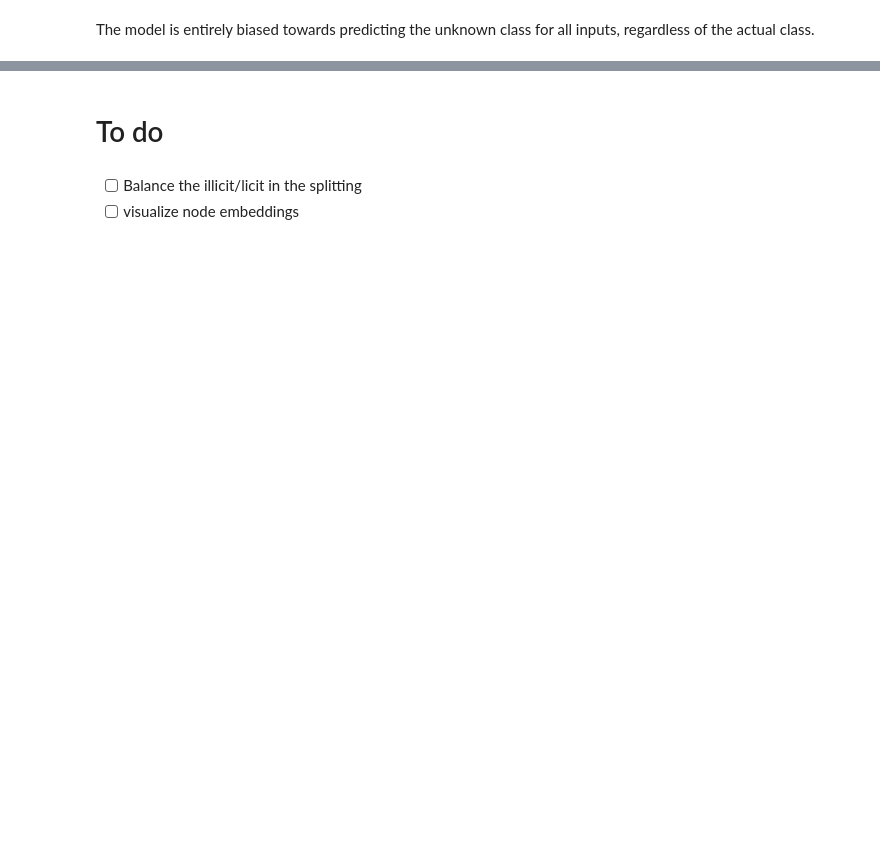
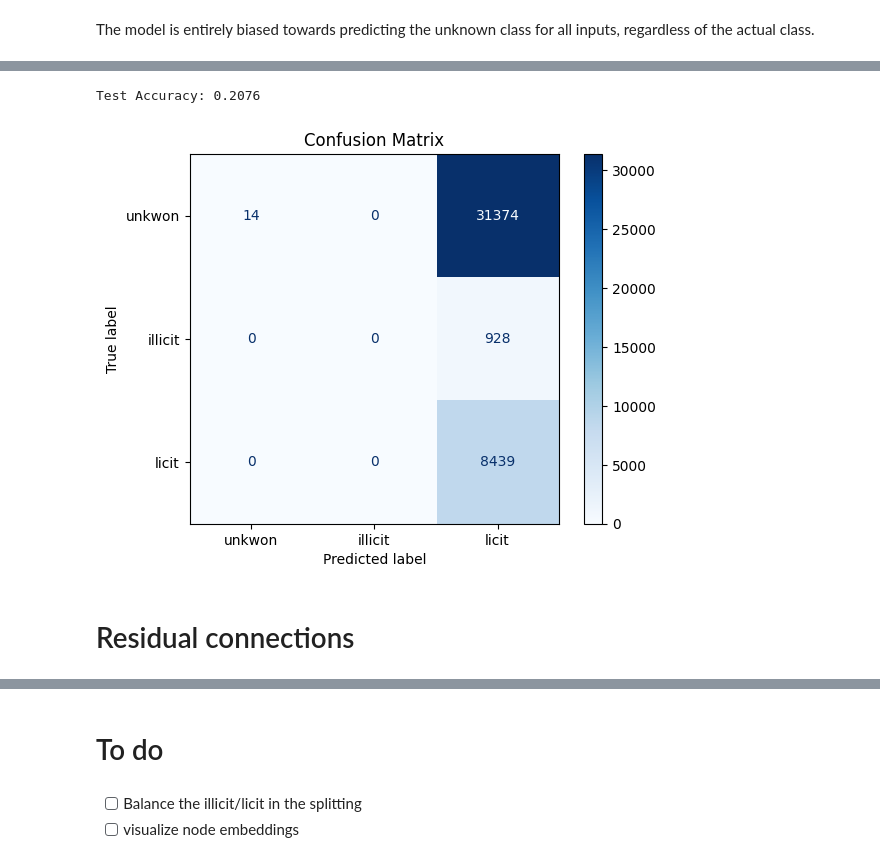
Before and after one commit to jacopomanenti01/Graph-Neural-Networks, a Jupyter notebook: GNN_for_Anti_Money_Laundering_in_Bitcoin_Node_Classification.ipynb, the cells around one changed output, grey strips where cells are left out. Cells and saved outputs as stored; diff of their text form; code cells hidden in the pictures; blank space fills up the shorter version.

```diff
--- a/GNN_for_Anti_Money_Laundering_in_Bitcoin_Node_Classification.ipynb
+++ b/GNN_for_Anti_Money_Laundering_in_Bitcoin_Node_Classification.ipynb
@@ -786,0 +974,5 @@ plot_tsne(test_embeddings, data.y[data.test_mask].cpu().numpy(), 't-SNE of GCN1
+# %%
+import torch_geometric.transforms as T
+transform = T.Compose([T.NormalizeFeatures(), T.AddSelfLoops()])
+data = transform(data)
+data.x
@@ -786,0 +1002,19 @@ plot_tsne(test_embeddings, data.y[data.test_mask].cpu().numpy(), 't-SNE of GCN1
+# %%
+test_acc, pred = test(data)
+
+print(f"Test Accuracy: {test_acc:.4f}")
+
+
+# Generate the confusion matrix
+cm = confusion_matrix(data.y[data.test_mask].cpu(), y_test)
+disp = ConfusionMatrixDisplay(confusion_matrix=cm, display_labels=["unkwon", 'illicit', 'licit'])
+
+# Plot the confusion matrix
+disp.plot(cmap=plt.cm.Blues)
+plt.title('Confusion Matrix')
+plt.show()
+# %% [output]
+Test Accuracy: 0.2076
+[figure, added]
+# %% [markdown]
+# Residual connections
```
Also changed, not shown: parts of 42 cells of this notebook.
